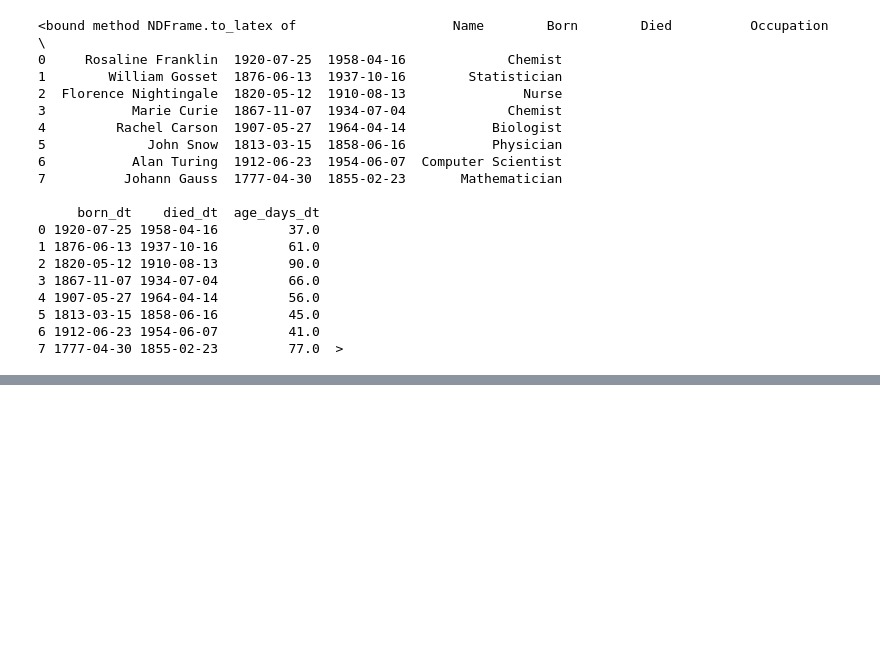
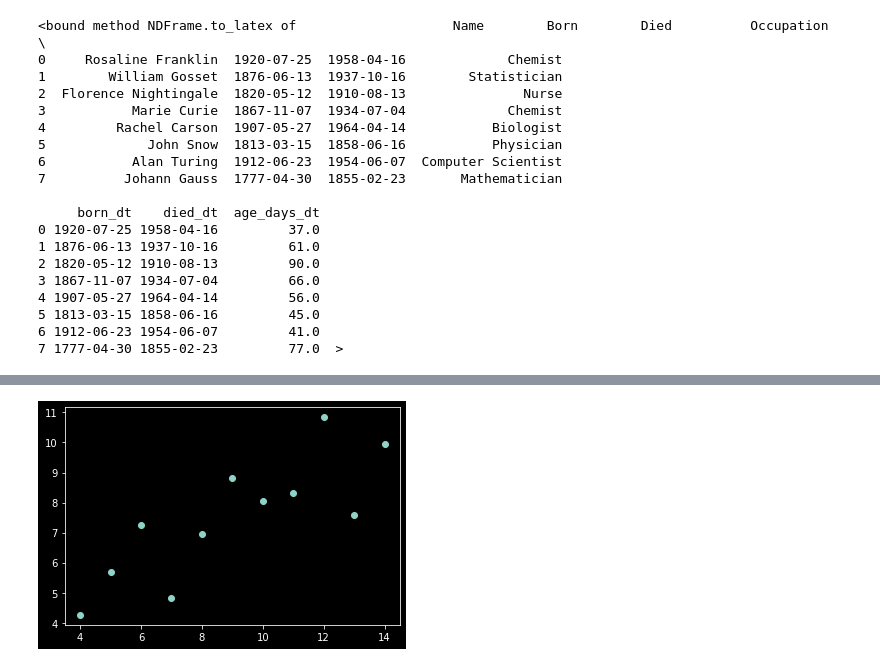
Before and after one commit to bhattathakur/uproot, a Jupyter notebook: PandasforEverybody.ipynb, the cells around one changed output, grey strips where cells are left out. Cells and saved outputs as stored; diff of their text form; code cells hidden in the pictures; blank space fills up the shorter version.

Commit message:
more work on the data

```diff
--- a/PandasforEverybody.ipynb
+++ b/PandasforEverybody.ipynb
@@ -925,0 +928,3 @@ print(latex_format)
+# %%
+import seaborn as sns
+anscombe=sns.load_dataset("anscombe") # already present in seaboarn data set
@@ -925,0 +953,4 @@ print(latex_format)
+# %%
+#create a subset of the data
+#contains only data set 1 from anscombe
+dataset1=anscombe[anscombe['dataset']=='I']
@@ -925,0 +972,6 @@ print(latex_format)
+# %%
+plt.style.use('dark_background')
+plt.plot(dataset1['x'],dataset1['y'],'o')
+plt.show()
+# %% [output]
+[figure, added]
```
Also changed, not shown: parts of 180 cells of this notebook, 1 other file.
